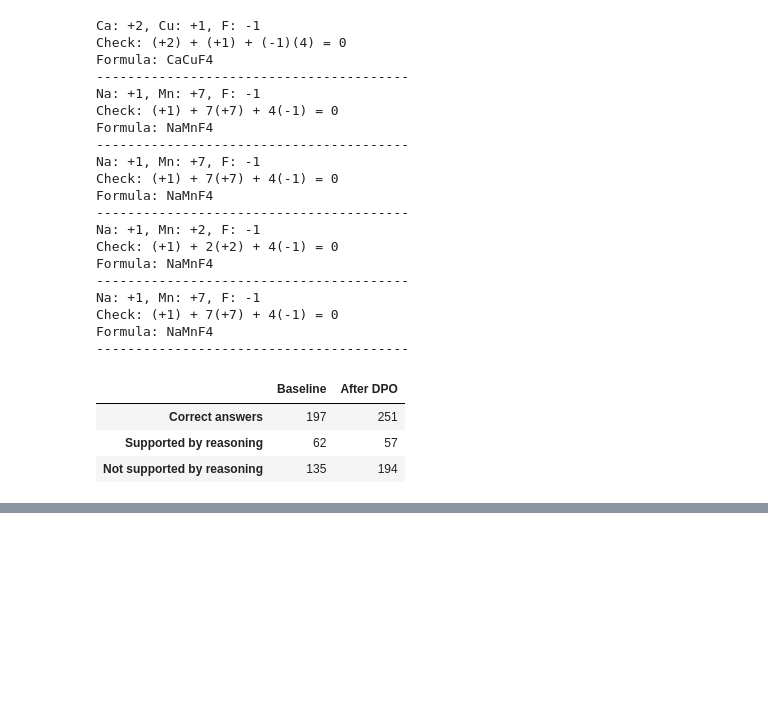
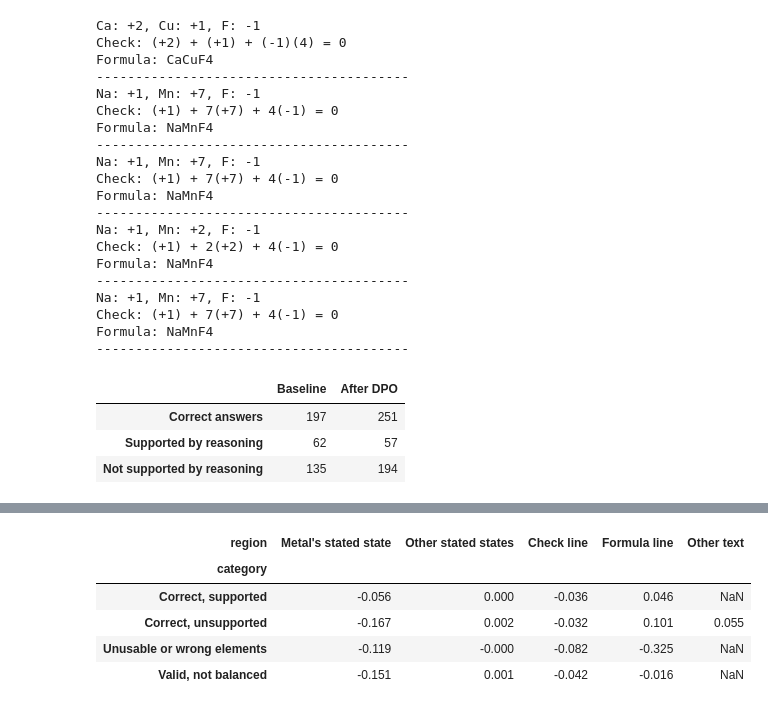
Before and after one commit to FlappyBird3/ValenceLLM, a Jupyter notebook: phase0_3_baseline.ipynb, the cells around one changed output, grey strips where cells are left out. Cells and saved outputs as stored; diff of their text form; code cells hidden in the pictures; blank space fills up the shorter version.

```diff
--- a/phase0_3_baseline.ipynb
+++ b/phase0_3_baseline.ipynb
@@ -661,0 +758,7 @@ display(pd.DataFrame({"Baseline": b, "After DPO": d}))
+# %%
+# Run the complete analysis function on one response, to test the region-labeling code too.
+t0 = time.time()
+out = analyze(test[0]["prompt"], records[0]["responses"][0], records[0]["elements"][1])
+print(len(out), "tokens analyzed in", round(time.time() - t0, 1), "s")
+for region, d in out[:12]:
+    print(f"{region:22s} {d:+.3f}")
@@ -661,0 +832,13 @@ display(pd.DataFrame({"Baseline": b, "After DPO": d}))
+# %%
+# Table 1: how much more or less likely training made each category of answer as a whole.
+# Table 2: the average per-token change in each part of the answer, within each category.
+per_response = tokens.groupby(["category", "response"])["delta"].sum().groupby("category")
+summary = pd.DataFrame({"Distinct responses": per_response.size(),
+                        "Avg total log-prob change": per_response.mean().round(2)})
+summary["Likelihood ratio (trained ÷ original)"] = np.exp(summary["Avg total log-prob change"]).map("{:.3g}×".format)
+display(summary)
+
+regions = ["Metal's stated state", "Other stated states", "Check line", "Formula line", "Other text"]
+by_region = tokens.pivot_table(index="category", columns="region", values="delta", aggfunc="mean")
+display(by_region.reindex(columns=regions).round(3))
+# %% [output]
@@ -661,0 +851,6 @@ display(pd.DataFrame({"Baseline": b, "After DPO": d}))
+| region | Metal's stated state | Other stated states | Check line | Formula line | Other text |
+| category |  |  |  |  |  |
+| Correct, supported | -0.056 | 0.000 | -0.036 | 0.046 | NaN |
+| Correct, unsupported | -0.167 | 0.002 | -0.032 | 0.101 | 0.055 |
+| Unusable or wrong elements | -0.119 | -0.000 | -0.082 | -0.325 | NaN |
+| Valid, not balanced | -0.151 | 0.001 | -0.042 | -0.016 | NaN |
```
Also changed, not shown: parts of 9 cells of this notebook, 1 other file.
